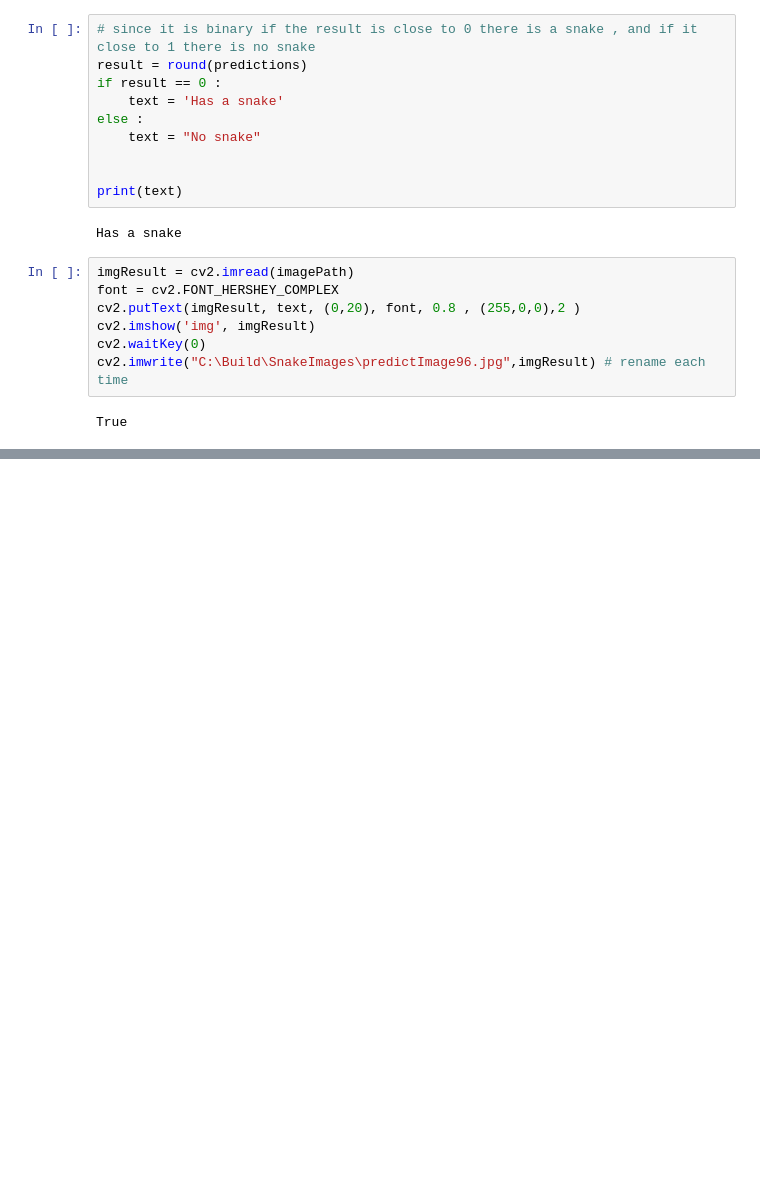
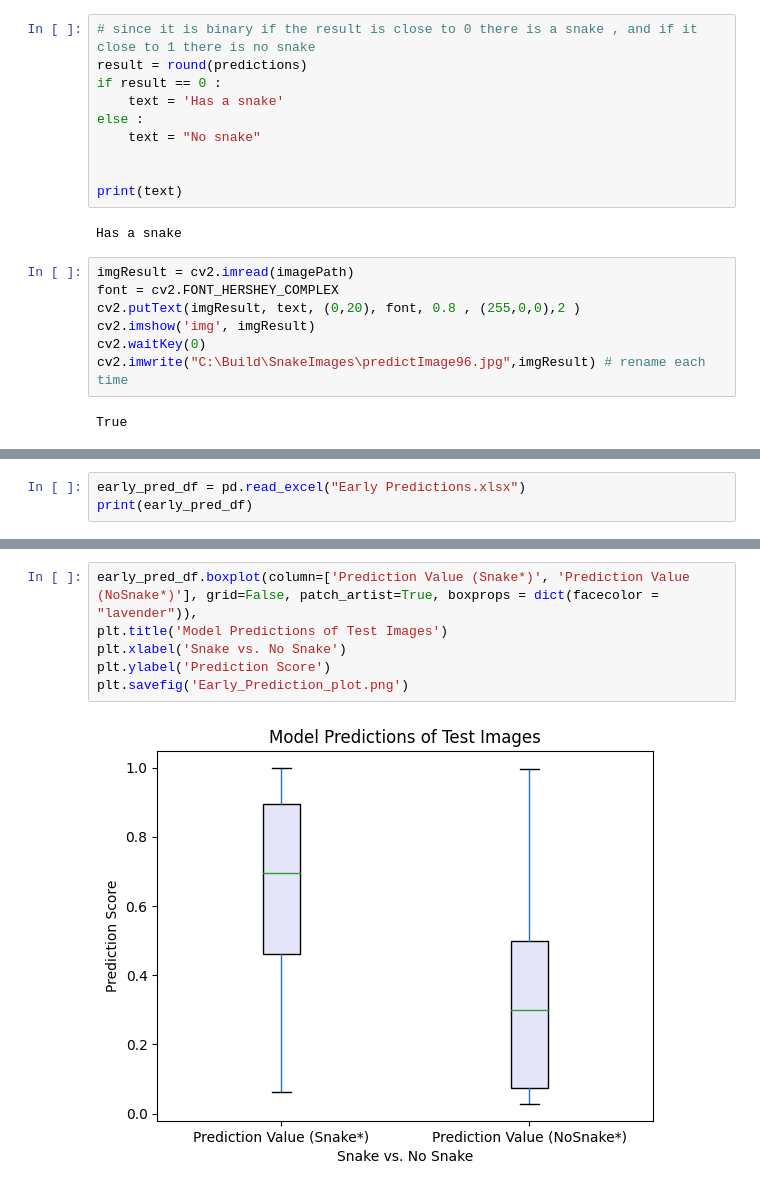
Before and after one commit to oliviaharman/SeniorResearch23, a Jupyter notebook: Full Snake.ipynb, the cells around one changed output, grey strips where cells are left out. Saved outputs shown, nothing was run; the diff lists cells and outputs as text; blank space fills up the shorter version.

```diff
--- a/Full Snake.ipynb
+++ b/Full Snake.ipynb
@@ -351,0 +446,3 @@ True
+# %%
+early_pred_df = pd.read_excel("Early Predictions.xlsx")
+print(early_pred_df)
@@ -351,0 +467,8 @@ True
+# %%
+early_pred_df.boxplot(column=['Prediction Value (Snake*)', 'Prediction Value (NoSnake*)'], grid=False, patch_artist=True, boxprops = dict(facecolor = "lavender")),
+plt.title('Model Predictions of Test Images')
+plt.xlabel('Snake vs. No Snake')
+plt.ylabel('Prediction Score')
+plt.savefig('Early_Prediction_plot.png')
+# %% [output]
+[figure, added]
```
Also changed, not shown: parts of 8 cells of this notebook.
